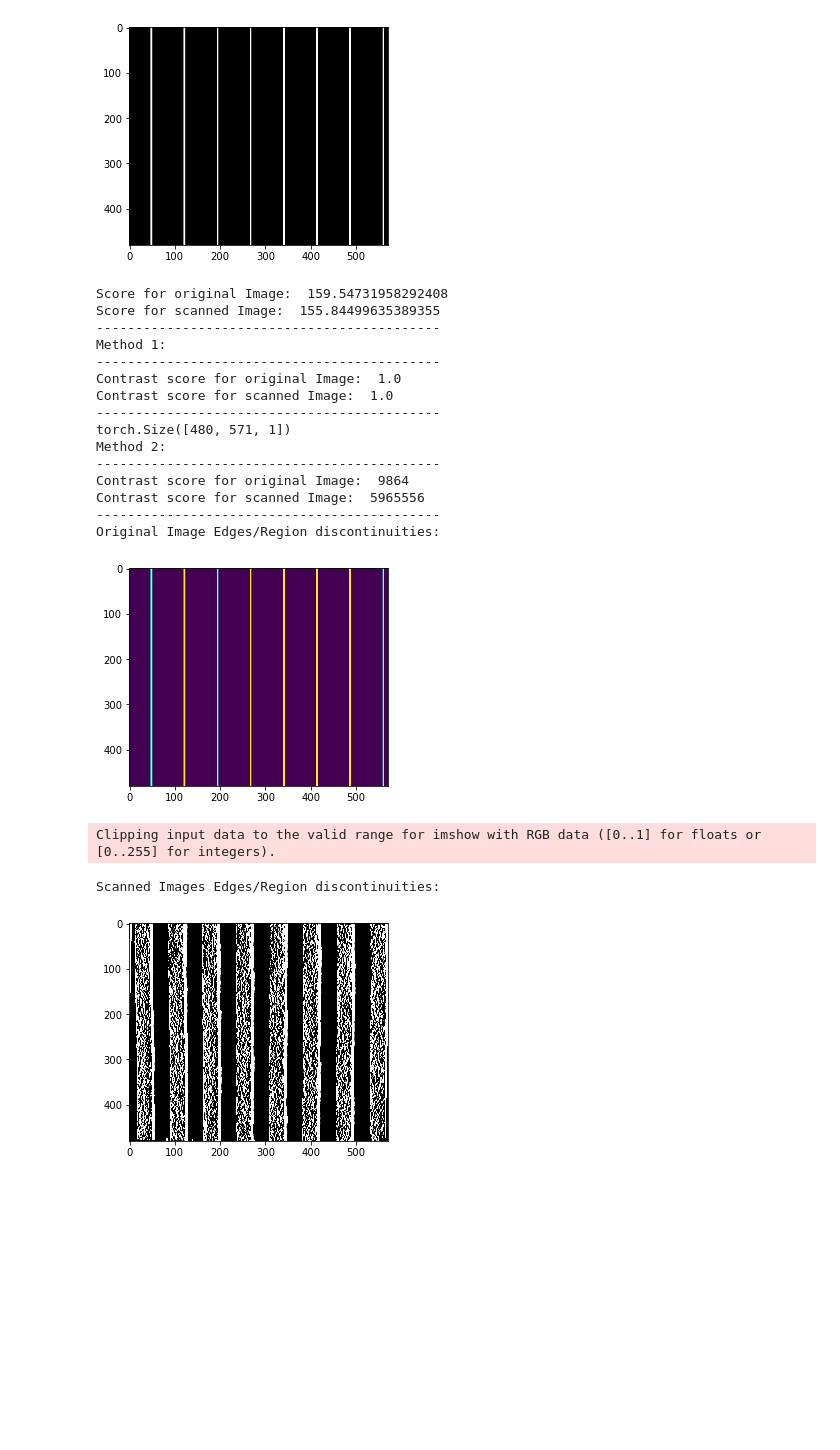
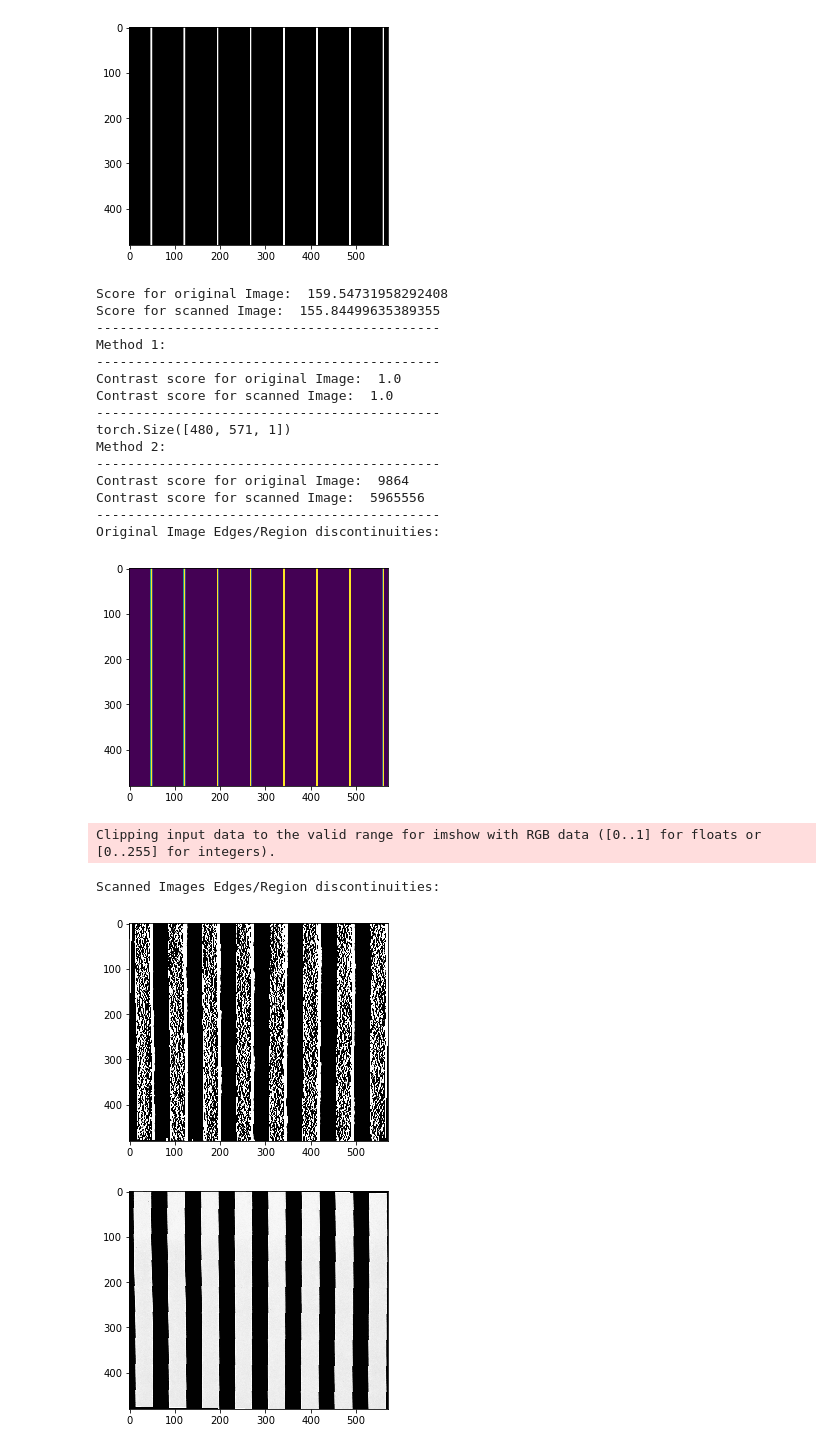
Before and after one commit to Atif790/CEQON, a Jupyter notebook: Images_Comparison.ipynb, the cells around one changed output. Saved outputs shown, nothing was run; the diff lists cells and outputs as text; code cells hidden in the pictures; blank space fills up the shorter version.

```diff
--- a/Images_Comparison.ipynb
+++ b/Images_Comparison.ipynb
@@ -490,6 +490,8 @@ from PIL import Image
 import matplotlib.pyplot as plt
 from torchvision import transforms
 import numpy as np
+from PIL import ImageEnhance
+from PIL import ImageFilter
 import torchvision.transforms.functional as TF
 import random
 import imquality.brisque as brisque
@@ -541,6 +543,30 @@ def edge_detect(img):
     img_prewittx = cv2.filter2D(img_gaussian, -1, kernelx)
     img_prewitty = cv2.filter2D(img_gaussian, -1, kernely)
     return img_prewitty
+
+def filters(img):
+    org_image= transforms.ToTensor()(img)
+    composed = transforms.Compose([transforms.ToPILImage(),transforms.Resize((480,571),interpolation=Image.NEAREST)])
+    trans_org_img = composed(org_image)
+
+
+    enh_bri = ImageEnhance.Brightness(trans_org_img)
+    brightness = 1.0
+    image_brightened = enh_bri.enhance(brightness)
+
+    enh_col = ImageEnhance.Color(image_brightened)
+    color = 1.5
+    image_colored = enh_col.enhance(color)
+
+    enh_con = ImageEnhance.Contrast(image_colored)
+    contrast = 1.0
+    image_contrasted = enh_con.enhance(contrast)
+
+    enh_sha = ImageEnhance.Sharpness(image_contrasted)
+    sharpness = 1.5
+    image_sharped = enh_sha.enhance(sharpness)
+    return image_sharped
+
 con_org = cal_contrast_1(org_img)
 con_scanned = cal_contrast_1(rotated2)
 print("Method 1:")
@@ -562,33 +588,38 @@ print("Contrast score for scanned Image: ",con_scanned2)
 print("--------------------------------------------")
 
 edge_org = edge_detect(org_gray)
 edge_scanned = edge_detect(rotated2)
 print("Original Image Edges/Region discontinuities:")
 plt.imshow(edge_org)
 plt.show()
 print("Scanned Images Edges/Region discontinuities:")
 plt.imshow(edge_scanned)
 plt.show()
+
+app_contrast = filters(rotated2)
+plt.imshow(app_contrast)
+plt.show()
 # %% [output]
 Score for original Image:  159.54731958292408
 Score for scanned Image:  155.84499635389355
 --------------------------------------------
 Method 1:
 --------------------------------------------
 Contrast score for original Image:  1.0
 Contrast score for scanned Image:  1.0
 --------------------------------------------
 torch.Size([480, 571, 1])
 Method 2:
 --------------------------------------------
 Contrast score for original Image:  9864
 Contrast score for scanned Image:  5965556
 --------------------------------------------
 Original Image Edges/Region discontinuities:
 [figure]
 Clipping input data to the valid range for imshow with RGB data ([0..1] for floats or [0..255] for integers).
 Scanned Images Edges/Region discontinuities:
 [figure]
+[figure, added]
 # %%
 Y = cv2.cvtColor(img, cv2.COLOR_BGR2YUV)[:,:,0]
 plt.imshow(Y)
```
